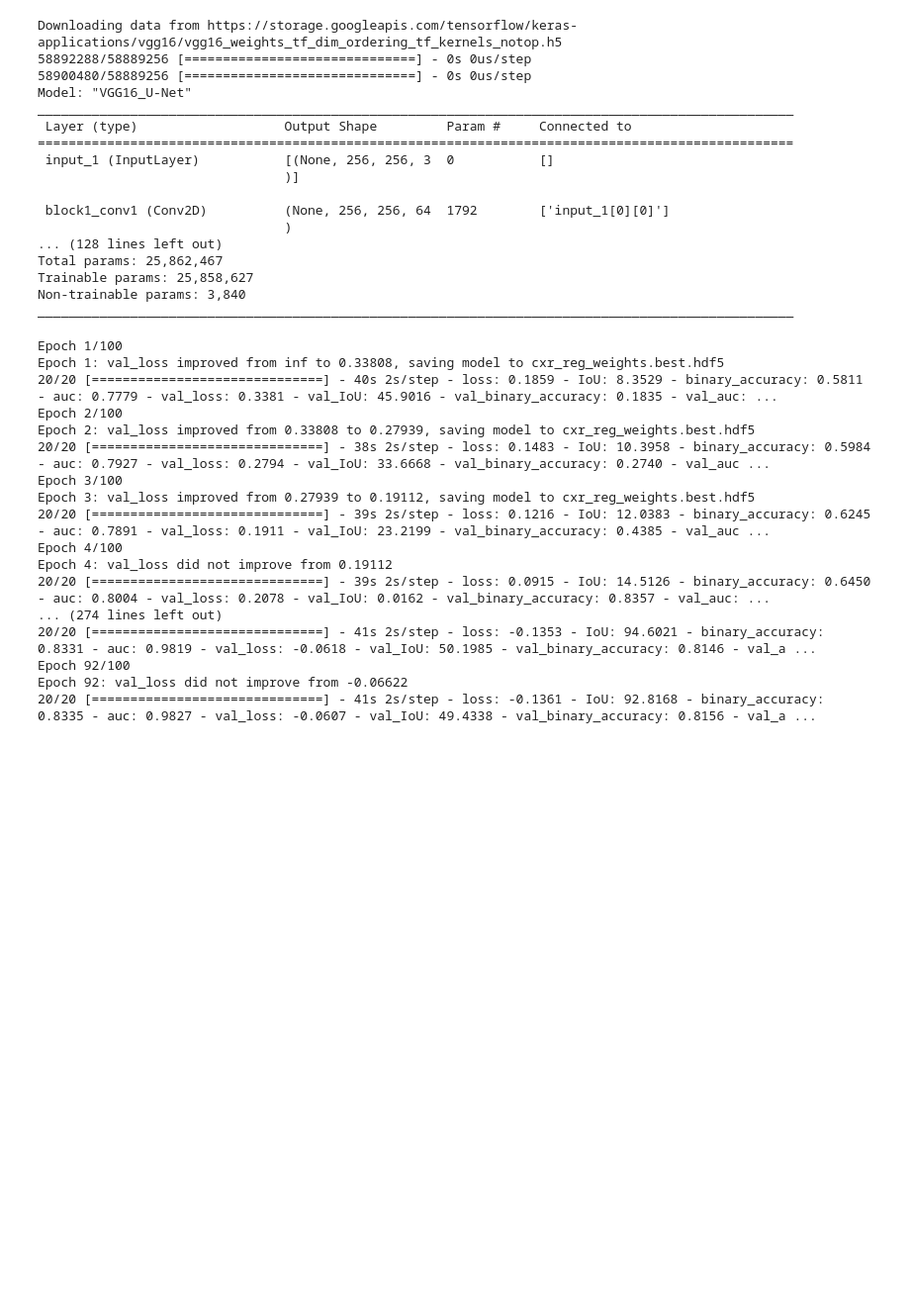
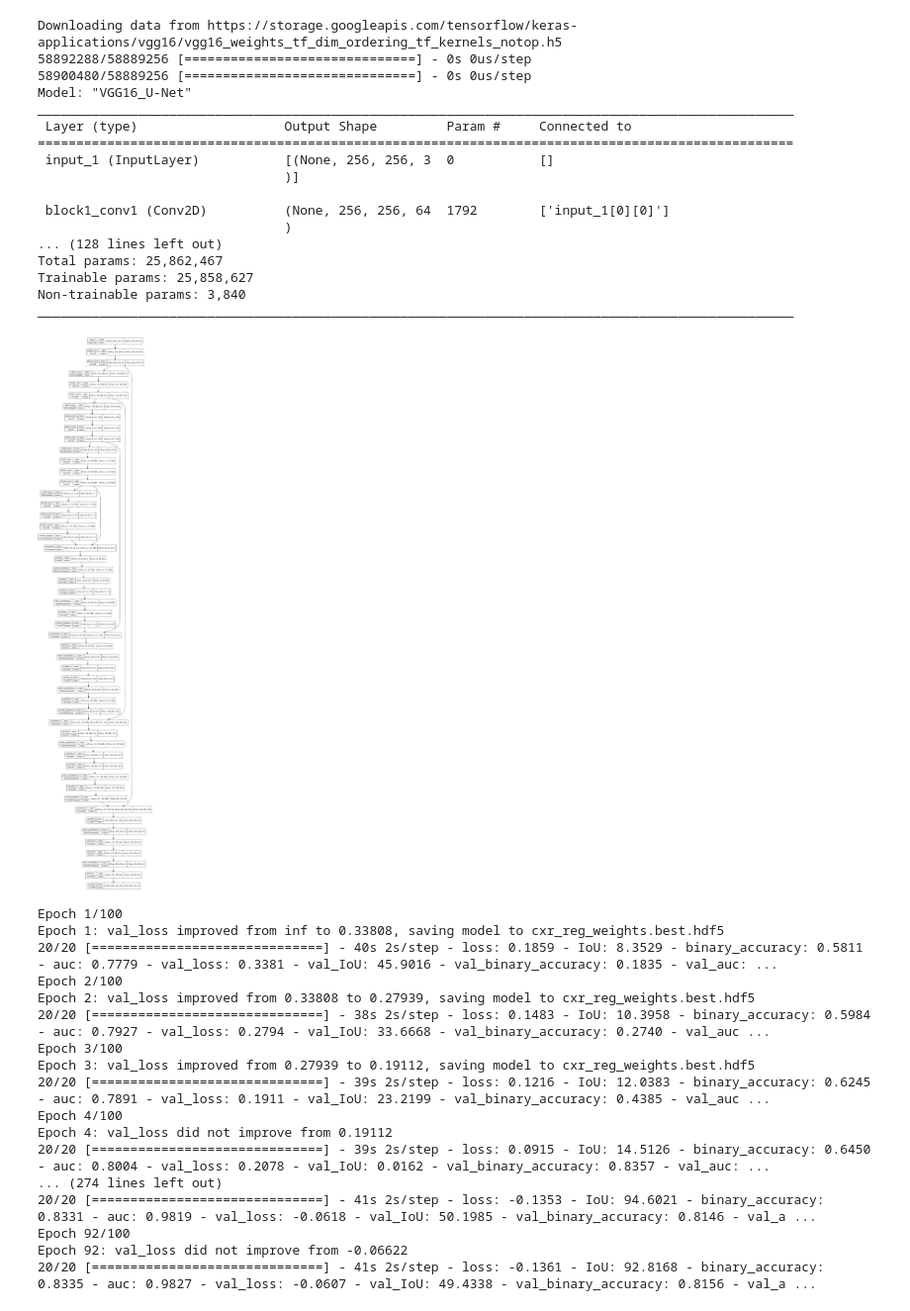
Before and after one commit to abdumhmd/kvasir-segmentation, a Jupyter notebook: Simple Unet.ipynb, the cells around one changed output. Shown: that part at 99% size. Drawn from its saved outputs; the diff is of its cells as text; code cells hidden in the pictures; blank space fills up the shorter version.

Commit message:
Plotted model and evaluated

```diff
--- a/Simple Unet.ipynb
+++ b/Simple Unet.ipynb
@@ -158,6 +158,10 @@ Total params: 25,862,467
 Trainable params: 25,858,627
 Non-trainable params: 3,840
 __________________________________________________________________________________________________
+# %%
+tf.keras.utils.plot_model(model, show_shapes=True)
+# %% [output]
+[figure, added]
 # %%
 from tensorflow.keras.models import *
 from tensorflow.keras.layers import *
```
